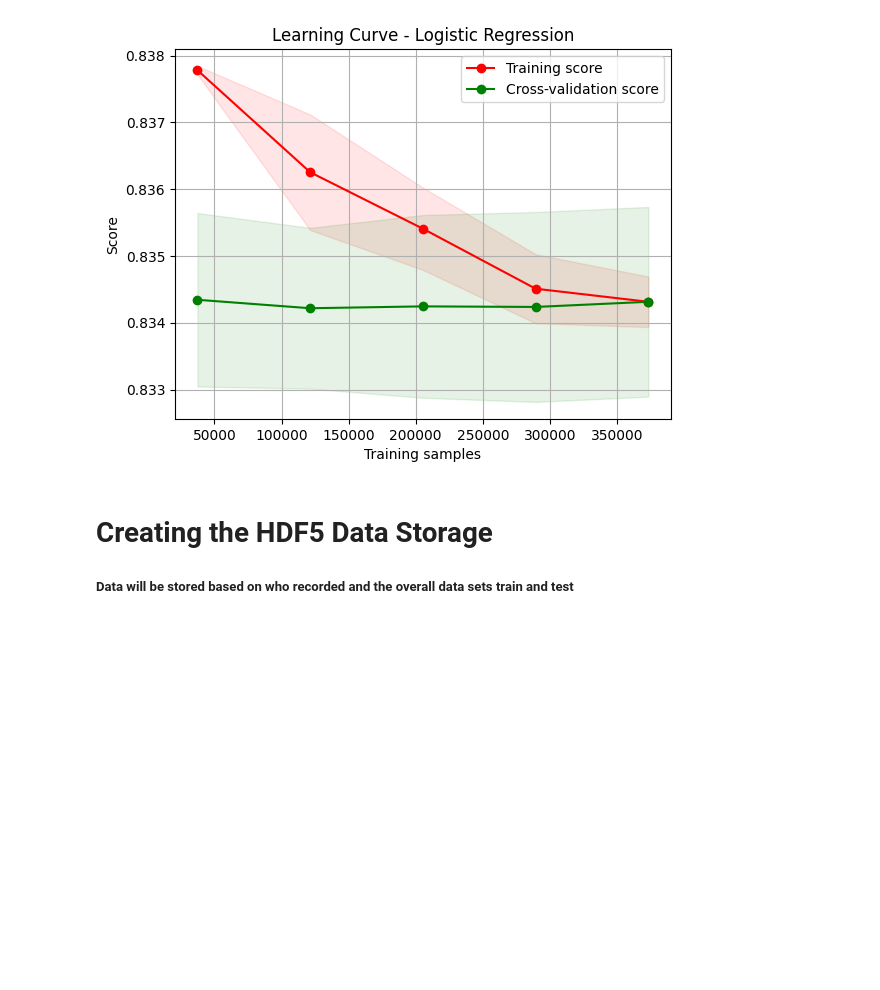
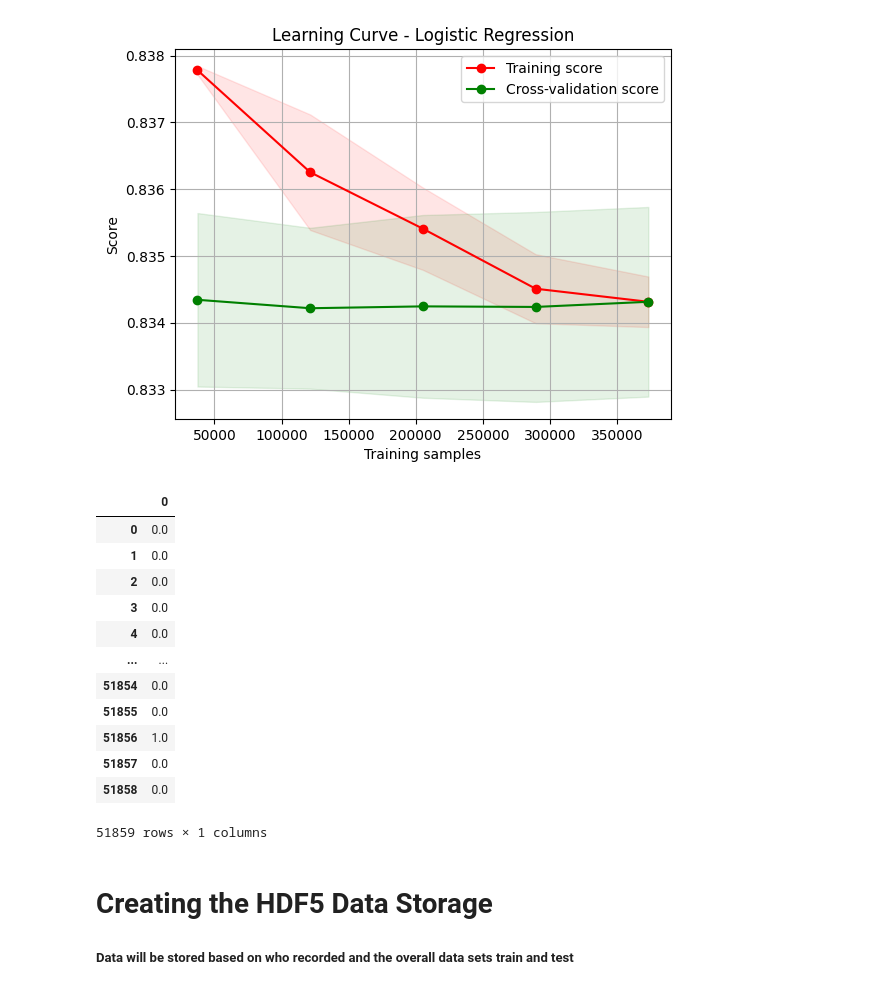
Before and after one commit to Excaleobur/390FinalProject, a Jupyter notebook: PreProcessing.ipynb, the cells around one changed output. Drawn from its saved outputs; the diff is of its cells as text; code cells hidden in the pictures; blank space fills up the shorter version.

```diff
--- a/PreProcessing.ipynb
+++ b/PreProcessing.ipynb
@@ -209,6 +207,22 @@ plot_learning_curve(clf, 'Learning Curve - Logistic Regression', X_train, y_trai
 # %% [output]
 Accuracy: 83.51%
 [figure]
+# %%
+pd.DataFrame(y_pred)
+# %% [output]
+|  | 0 |
+| 0 | 0.0 |
+| 1 | 0.0 |
+| 2 | 0.0 |
+| 3 | 0.0 |
+| 4 | 0.0 |
+| ... | ... |
+| 51854 | 0.0 |
+| 51855 | 0.0 |
+| 51856 | 1.0 |
+| 51857 | 0.0 |
+| 51858 | 0.0 |
+51859 rows × 1 columns
 # %%
 import pickle
 
```
Also changed, not shown: parts of 2 cells of this notebook, 4 other files.
